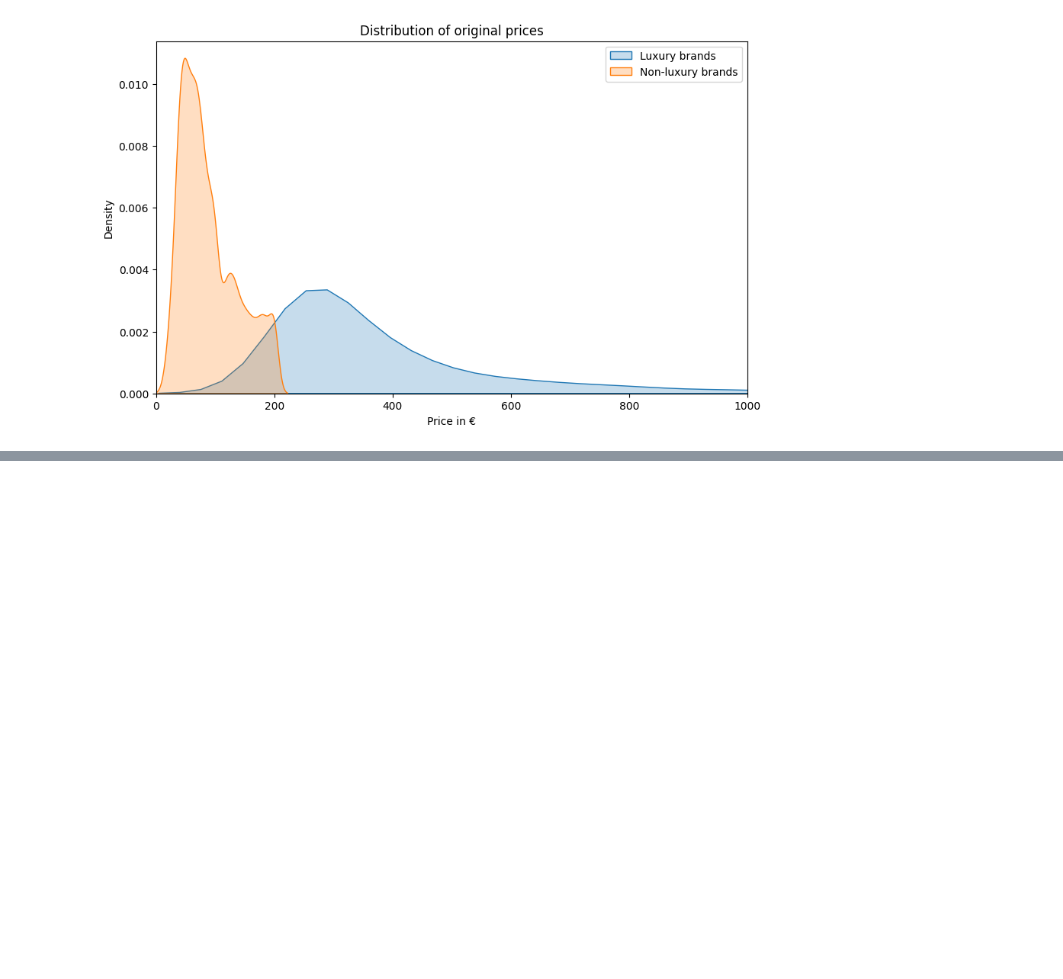
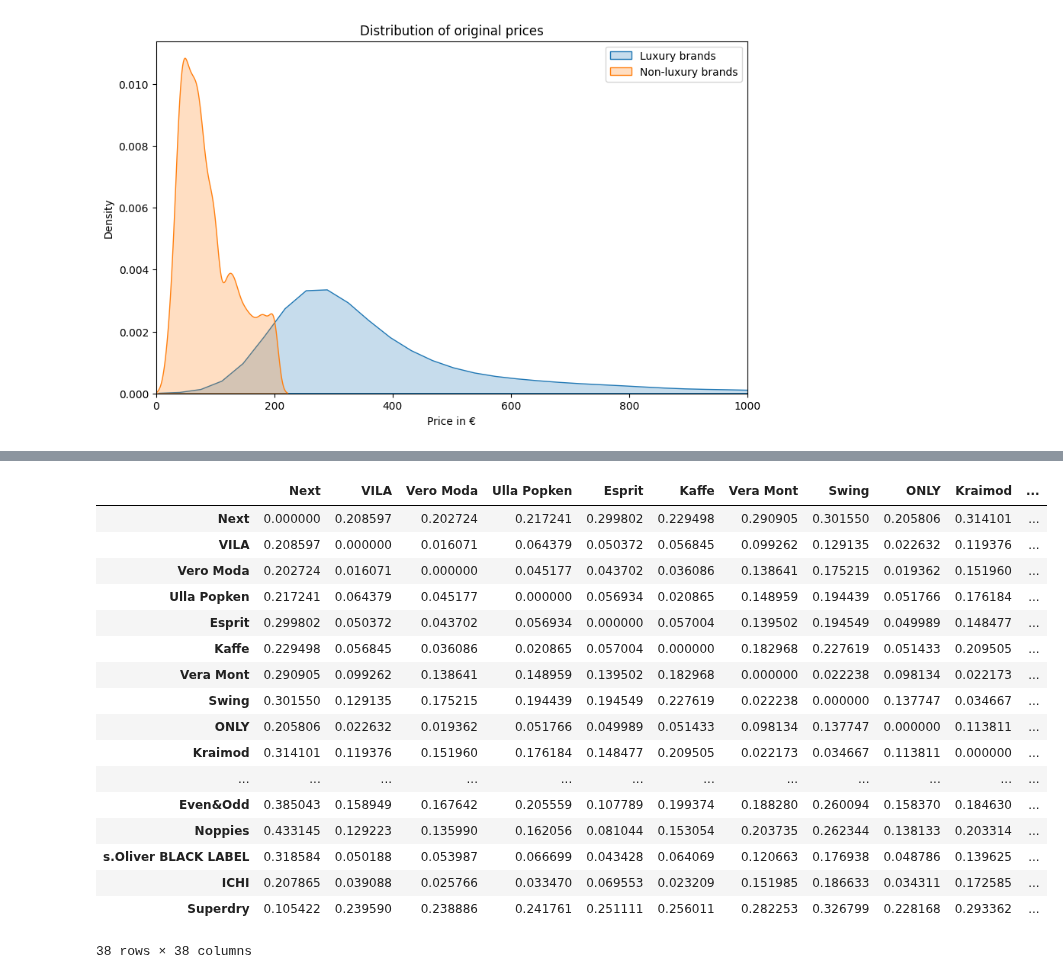
Before and after one commit to MGenschow/Thesis, a Jupyter notebook: Data_Preparation/Brands_Deep_Dive.ipynb, the cells around one changed output, grey strips where cells are left out. Drawn from its saved outputs; the diff is of its cells as text; code cells hidden in the pictures; blank space fills up the shorter version.

```diff
--- a/Data_Preparation/Brands_Deep_Dive.ipynb
+++ b/Data_Preparation/Brands_Deep_Dive.ipynb
@@ -164,0 +173,23 @@ plt.show()
+# %%
+counts = meta.brand.value_counts().sort_values(ascending=False)
+subset_brands = list(counts[counts > 80].index)
+meta = meta[meta.brand.isin(subset_brands)]
+# %%
+# Load Dino Embeddings
+embeddings = torch.load(f"{DATA_PATH}/Models/Assessor/DinoV2/Embeddings/real_images_embeddings.pt")
+embeddings = {k:v for k,v in embeddings.items() if k in meta.sku.values}
+# %%
+# Calculate the mean and distance to mean of dino embeddings for each brand
+brand_means = {}
+mean_distances = {}
+
+for brand in subset_brands:
+    skus = meta[meta.brand == brand].sku
+    brand_embeddings = torch.stack([embeddings[sku].squeeze(0) for sku in skus])
+    centroid = brand_embeddings.mean(dim=0)
+    brand_means[brand] = centroid
+
+    distances = torch.norm(brand_embeddings - centroid, dim=1)
+    mean_distances[brand] = distances.mean().item()
+
+pd.DataFrame(mean_distances.items(), columns=['Brand', 'Mean Distance to centroid']).sort_values('Mean Distance to centroid', ascending=False)
@@ -164,0 +214,29 @@ plt.show()
+# %%
+# Calculate which brand means are most and least similar to each other
+from scipy.spatial.distance import pdist, squareform
+
+brand_means = torch.stack([v for k,v in brand_means.items()])
+distances = pdist(brand_means, metric='cosine')
+distances = squareform(distances)
+
+distances = pd.DataFrame(distances, index=subset_brands, columns=subset_brands)
+distances
+# %% [output]
+|  | Next | VILA | Vero Moda | Ulla Popken | Esprit | Kaffe | Vera Mont | Swing | ONLY | Kraimod | ... |
+| Next | 0.000000 | 0.208597 | 0.202724 | 0.217241 | 0.299802 | 0.229498 | 0.290905 | 0.301550 | 0.205806 | 0.314101 | ... |
+| VILA | 0.208597 | 0.000000 | 0.016071 | 0.064379 | 0.050372 | 0.056845 | 0.099262 | 0.129135 | 0.022632 | 0.119376 | ... |
+| Vero Moda | 0.202724 | 0.016071 | 0.000000 | 0.045177 | 0.043702 | 0.036086 | 0.138641 | 0.175215 | 0.019362 | 0.151960 | ... |
+| Ulla Popken | 0.217241 | 0.064379 | 0.045177 | 0.000000 | 0.056934 | 0.020865 | 0.148959 | 0.194439 | 0.051766 | 0.176184 | ... |
+| Esprit | 0.299802 | 0.050372 | 0.043702 | 0.056934 | 0.000000 | 0.057004 | 0.139502 | 0.194549 | 0.049989 | 0.148477 | ... |
+| Kaffe | 0.229498 | 0.056845 | 0.036086 | 0.020865 | 0.057004 | 0.000000 | 0.182968 | 0.227619 | 0.051433 | 0.209505 | ... |
+| Vera Mont | 0.290905 | 0.099262 | 0.138641 | 0.148959 | 0.139502 | 0.182968 | 0.000000 | 0.022238 | 0.098134 | 0.022173 | ... |
+| Swing | 0.301550 | 0.129135 | 0.175215 | 0.194439 | 0.194549 | 0.227619 | 0.022238 | 0.000000 | 0.137747 | 0.034667 | ... |
+| ONLY | 0.205806 | 0.022632 | 0.019362 | 0.051766 | 0.049989 | 0.051433 | 0.098134 | 0.137747 | 0.000000 | 0.113811 | ... |
+| Kraimod | 0.314101 | 0.119376 | 0.151960 | 0.176184 | 0.148477 | 0.209505 | 0.022173 | 0.034667 | 0.113811 | 0.000000 | ... |
+| ... | ... | ... | ... | ... | ... | ... | ... | ... | ... | ... | ... |
+| Even&Odd | 0.385043 | 0.158949 | 0.167642 | 0.205559 | 0.107789 | 0.199374 | 0.188280 | 0.260094 | 0.158370 | 0.184630 | ... |
+| Noppies | 0.433145 | 0.129223 | 0.135990 | 0.162056 | 0.081044 | 0.153054 | 0.203735 | 0.262344 | 0.138133 | 0.203314 | ... |
+| s.Oliver BLACK LABEL | 0.318584 | 0.050188 | 0.053987 | 0.066699 | 0.043428 | 0.064069 | 0.120663 | 0.176938 | 0.048786 | 0.139625 | ... |
+| ICHI | 0.207865 | 0.039088 | 0.025766 | 0.033470 | 0.069553 | 0.023209 | 0.151985 | 0.186633 | 0.034311 | 0.172585 | ... |
+| Superdry | 0.105422 | 0.239590 | 0.238886 | 0.241761 | 0.251111 | 0.256011 | 0.282253 | 0.326799 | 0.228168 | 0.293362 | ... |
+38 rows × 38 columns
```
Also changed, not shown: parts of 3 cells of this notebook, 1 other file.
